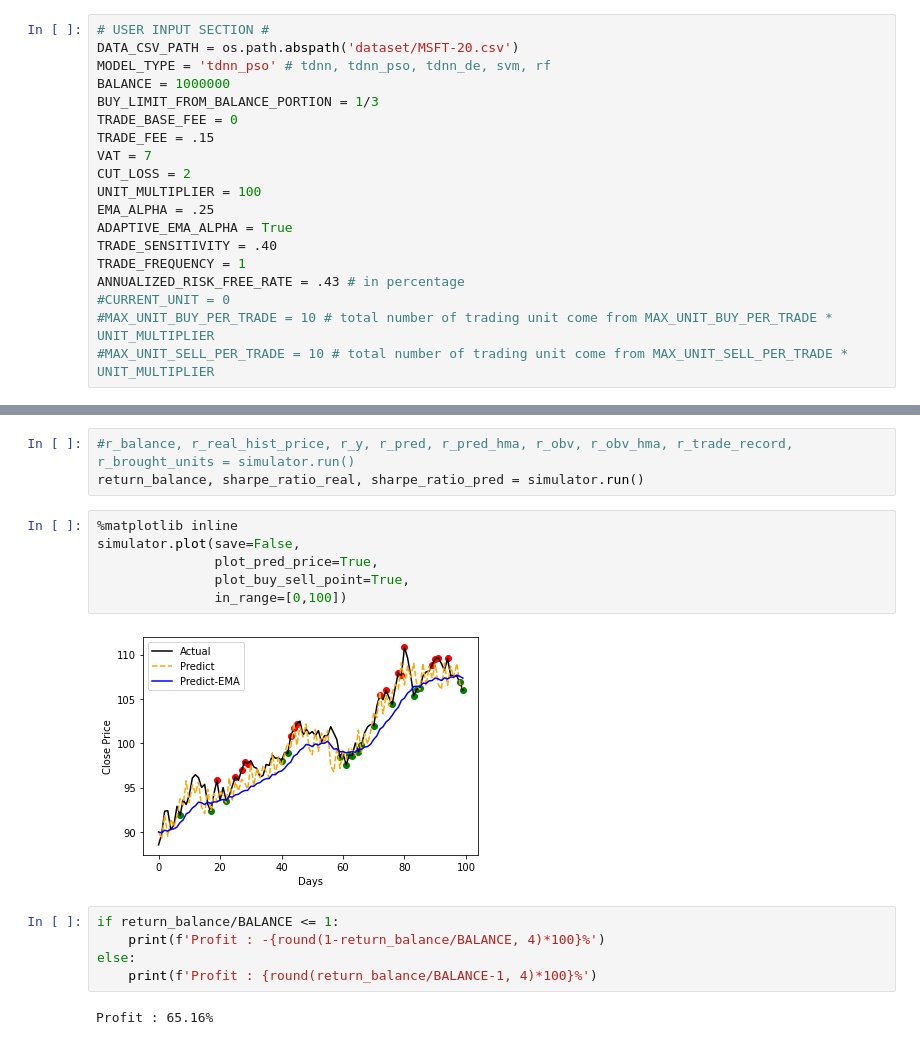
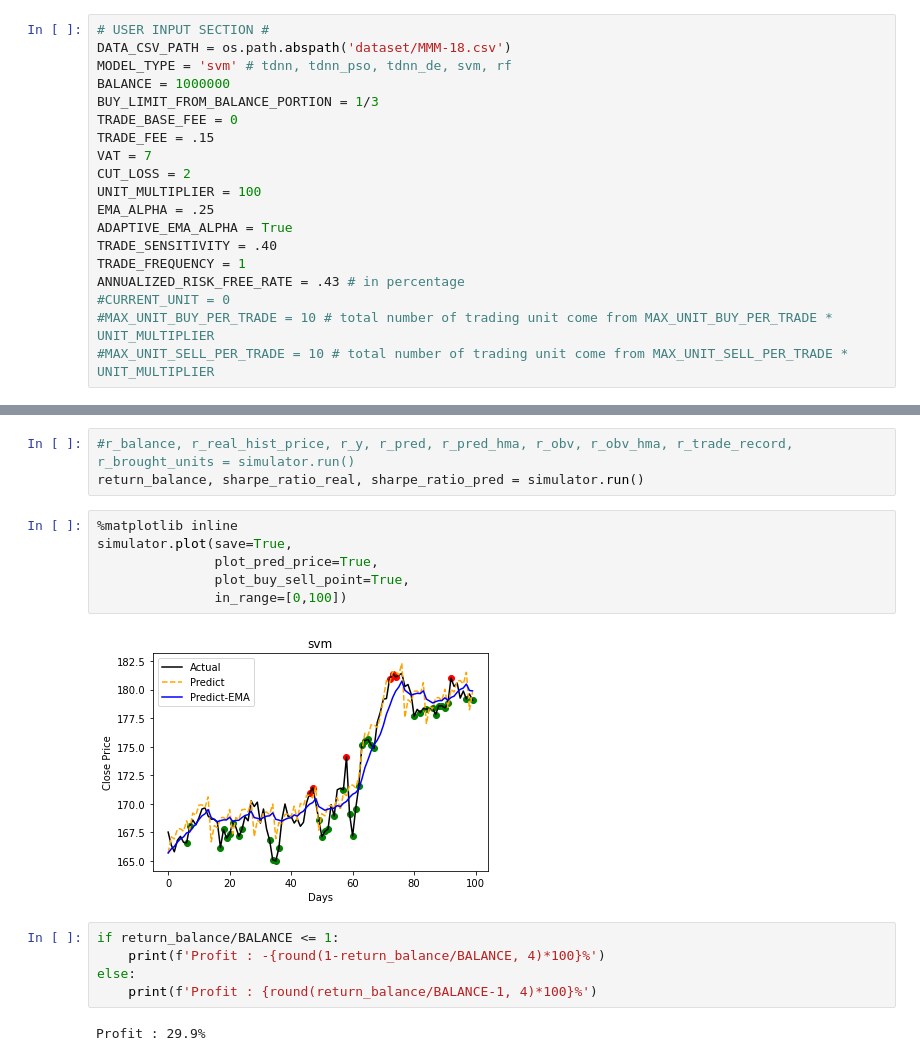
Before and after one commit to ENEmyr/autotrading, a Jupyter notebook: simulator.ipynb, the cells around one changed output, grey strips where cells are left out. Cells and saved outputs as stored; diff of their text form.

```diff
--- a/simulator.ipynb
+++ b/simulator.ipynb
@@ -20,8 +20,8 @@ if gpus:
         print(e)
 # %%
 # USER INPUT SECTION #
-DATA_CSV_PATH = os.path.abspath('dataset/MSFT-20.csv')
-MODEL_TYPE = 'tdnn_pso' # tdnn, tdnn_pso, tdnn_de, svm, rf
+DATA_CSV_PATH = os.path.abspath('dataset/MMM-18.csv')
+MODEL_TYPE = 'svm' # tdnn, tdnn_pso, tdnn_de, svm, rf
 BALANCE = 1000000
 BUY_LIMIT_FROM_BALANCE_PORTION = 1/3
 TRADE_BASE_FEE = 0
@@ -57,19 +57,19 @@ simulator = Simulator(csv_file_path=DATA_CSV_PATH,
 return_balance, sharpe_ratio_real, sharpe_ratio_pred = simulator.run()
 # %%
 %matplotlib inline
-simulator.plot(save=False,
+simulator.plot(save=True,
                plot_pred_price=True,
                plot_buy_sell_point=True,
                in_range=[0,100])
 # %% [output]
-[figure, old version]
+[figure, new version]
 # %%
 if return_balance/BALANCE <= 1:
     print(f'Profit : -{round(1-return_balance/BALANCE, 4)*100}%')
 else:
     print(f'Profit : {round(return_balance/BALANCE-1, 4)*100}%')
 # %% [output]
-Profit : 65.16%
+Profit : 29.9%
 # %%
 print(f'{"="*26} Sharpe Ratio {"="*26}')
 print(f'||\tYear\t||\tReal Data\t||\tPredict Data\t||')
```
Also changed, not shown: parts of 1 cell of this notebook, 2 other files.
